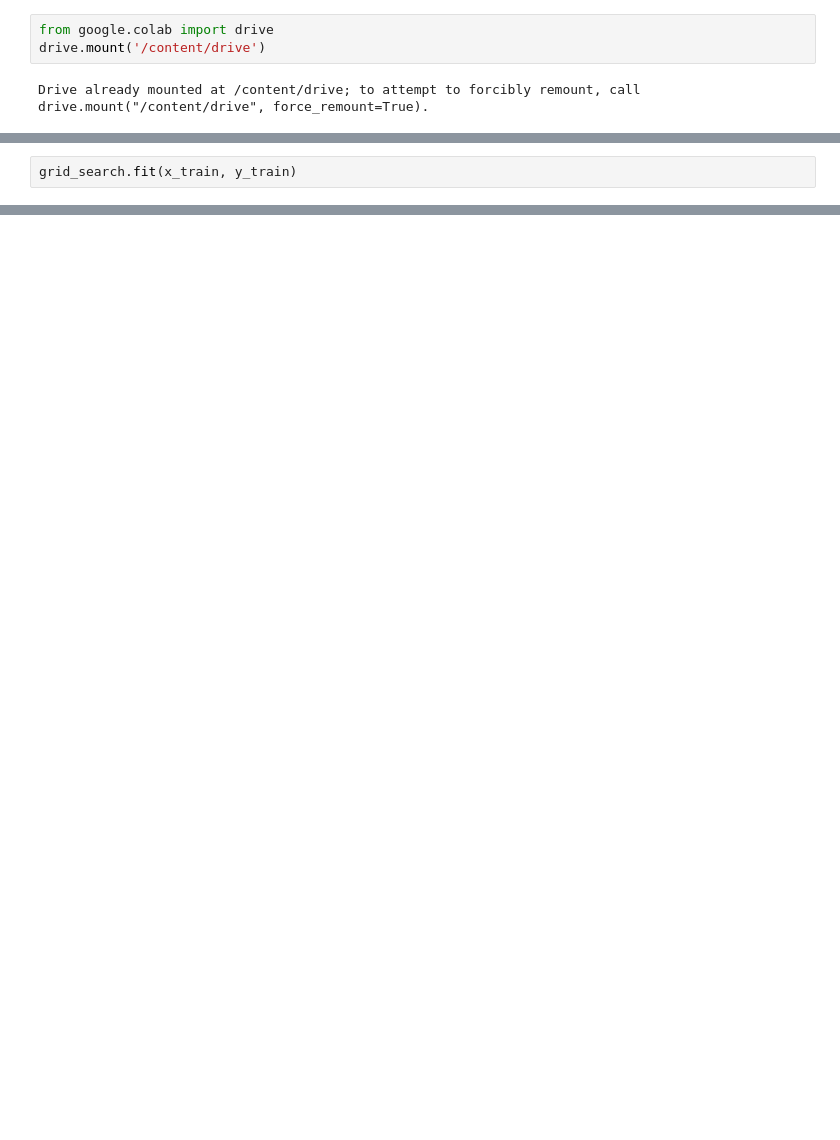
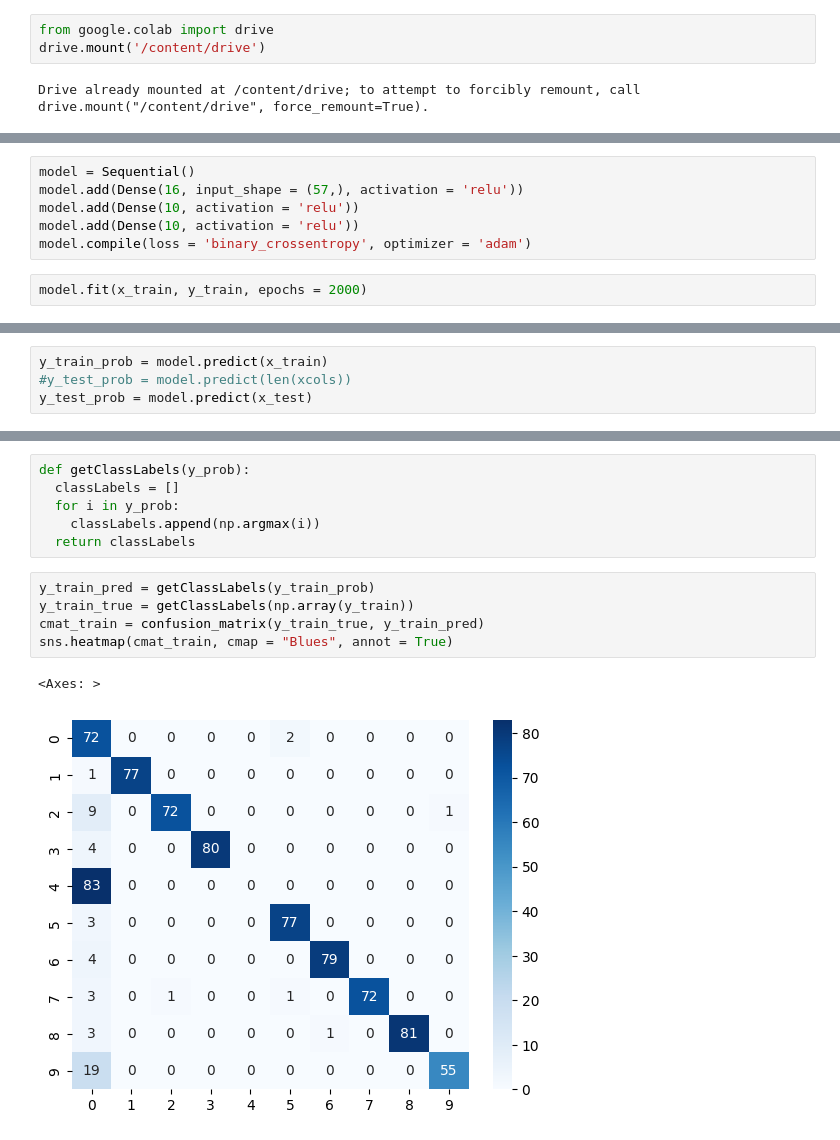
Before and after one commit to Tion286/Hello-world, a Jupyter notebook: Copy_of_End_of_Week_Assessment.ipynb, the cells around one changed output, grey strips where cells are left out. Drawn from its saved outputs; the diff is of its cells as text; blank space fills up the shorter version.

```diff
--- a/Copy_of_End_of_Week_Assessment.ipynb
+++ b/Copy_of_End_of_Week_Assessment.ipynb
@@ -101,2 +110,8 @@ NameError: name 'grid_search' is not defined
+# %%
+model = Sequential()
+model.add(Dense(16, input_shape = (57,), activation = 'relu'))
+model.add(Dense(10, activation = 'relu'))
+model.add(Dense(10, activation = 'relu'))
+model.compile(loss = 'binary_crossentropy', optimizer = 'adam')
 # %%
-grid_search.fit(x_train, y_train)
+model.fit(x_train, y_train, epochs = 2000)
@@ -102,0 +137,4 @@ grid_search.fit(x_train, y_train)
+# %%
+y_train_prob = model.predict(x_train)
+#y_test_prob = model.predict(len(xcols))
+y_test_prob = model.predict(x_test)
@@ -102,0 +144,14 @@ grid_search.fit(x_train, y_train)
+# %%
+def getClassLabels(y_prob):
+  classLabels = []
+  for i in y_prob:
+    classLabels.append(np.argmax(i))
+  return classLabels
+# %%
+y_train_pred = getClassLabels(y_train_prob)
+y_train_true = getClassLabels(np.array(y_train))
+cmat_train = confusion_matrix(y_train_true, y_train_pred)
+sns.heatmap(cmat_train, cmap = "Blues", annot = True)
+# %% [output]
+<Axes: >
+[figure, added]
```
Also changed, not shown: parts of 26 cells of this notebook.
